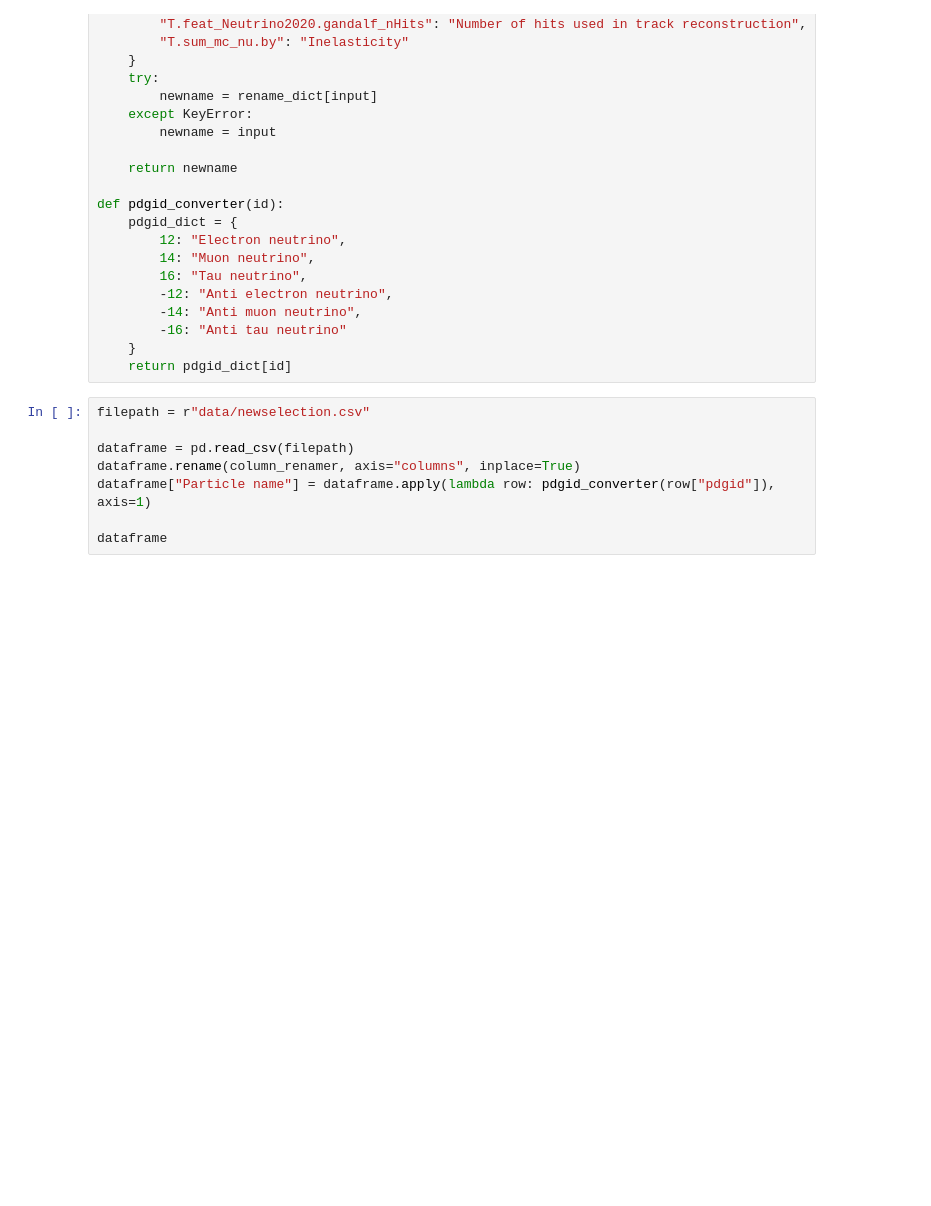
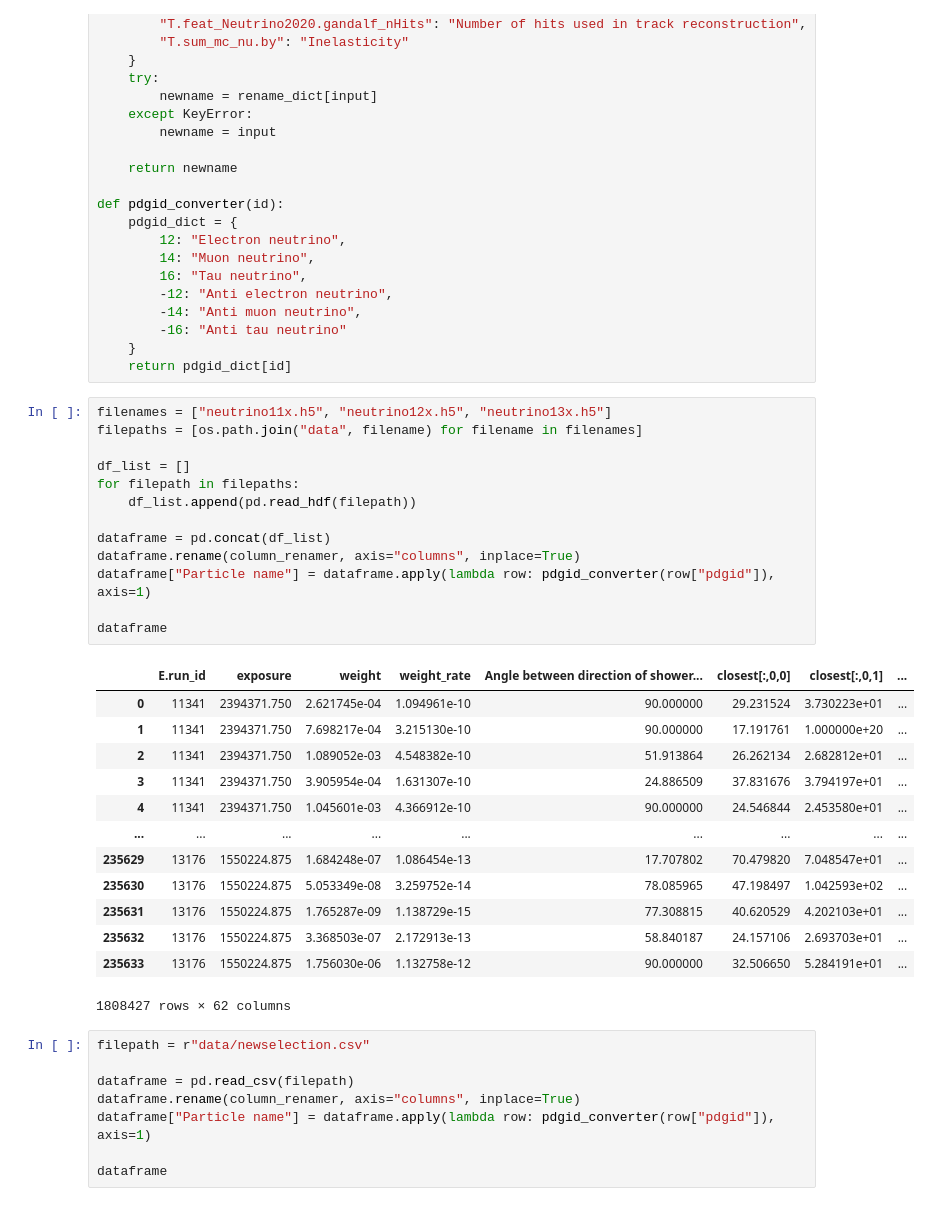
Before and after one commit to Novahot-Or-Not/pcqi-project, a Jupyter notebook: Sandbox.ipynb, the cells around one changed output. Saved outputs shown, nothing was run; the diff lists cells and outputs as text; blank space fills up the shorter version.

Commit message:
Added code to import data from multiple .h5 files

```diff
--- a/Sandbox.ipynb
+++ b/Sandbox.ipynb
@@ -42,6 +43,33 @@ def pdgid_converter(id):
         -16: "Anti tau neutrino"
     }
     return pdgid_dict[id]
+# %%
+filenames = ["neutrino11x.h5", "neutrino12x.h5", "neutrino13x.h5"]
+filepaths = [os.path.join("data", filename) for filename in filenames]
+
+df_list = []
+for filepath in filepaths:
+    df_list.append(pd.read_hdf(filepath))
+
+dataframe = pd.concat(df_list)
+dataframe.rename(column_renamer, axis="columns", inplace=True)
+dataframe["Particle name"] = dataframe.apply(lambda row: pdgid_converter(row["pdgid"]), axis=1)
+
+dataframe
+# %% [output]
+|  | E.run_id | exposure | weight | weight_rate | Angle between direction of shower... | closest[:,0,0] | closest[:,0,1] | ... |
+| 0 | 11341 | 2394371.750 | 2.621745e-04 | 1.094961e-10 | 90.000000 | 29.231524 | 3.730223e+01 | ... |
+| 1 | 11341 | 2394371.750 | 7.698217e-04 | 3.215130e-10 | 90.000000 | 17.191761 | 1.000000e+20 | ... |
+| 2 | 11341 | 2394371.750 | 1.089052e-03 | 4.548382e-10 | 51.913864 | 26.262134 | 2.682812e+01 | ... |
+| 3 | 11341 | 2394371.750 | 3.905954e-04 | 1.631307e-10 | 24.886509 | 37.831676 | 3.794197e+01 | ... |
+| 4 | 11341 | 2394371.750 | 1.045601e-03 | 4.366912e-10 | 90.000000 | 24.546844 | 2.453580e+01 | ... |
+| ... | ... | ... | ... | ... | ... | ... | ... | ... |
+| 235629 | 13176 | 1550224.875 | 1.684248e-07 | 1.086454e-13 | 17.707802 | 70.479820 | 7.048547e+01 | ... |
+| 235630 | 13176 | 1550224.875 | 5.053349e-08 | 3.259752e-14 | 78.085965 | 47.198497 | 1.042593e+02 | ... |
+| 235631 | 13176 | 1550224.875 | 1.765287e-09 | 1.138729e-15 | 77.308815 | 40.620529 | 4.202103e+01 | ... |
+| 235632 | 13176 | 1550224.875 | 3.368503e-07 | 2.172913e-13 | 58.840187 | 24.157106 | 2.693703e+01 | ... |
+| 235633 | 13176 | 1550224.875 | 1.756030e-06 | 1.132758e-12 | 90.000000 | 32.506650 | 5.284191e+01 | ... |
+1808427 rows × 62 columns
 # %%
 filepath = r"data/newselection.csv"
 
```
Also changed, not shown: parts of 3 cells of this notebook.
